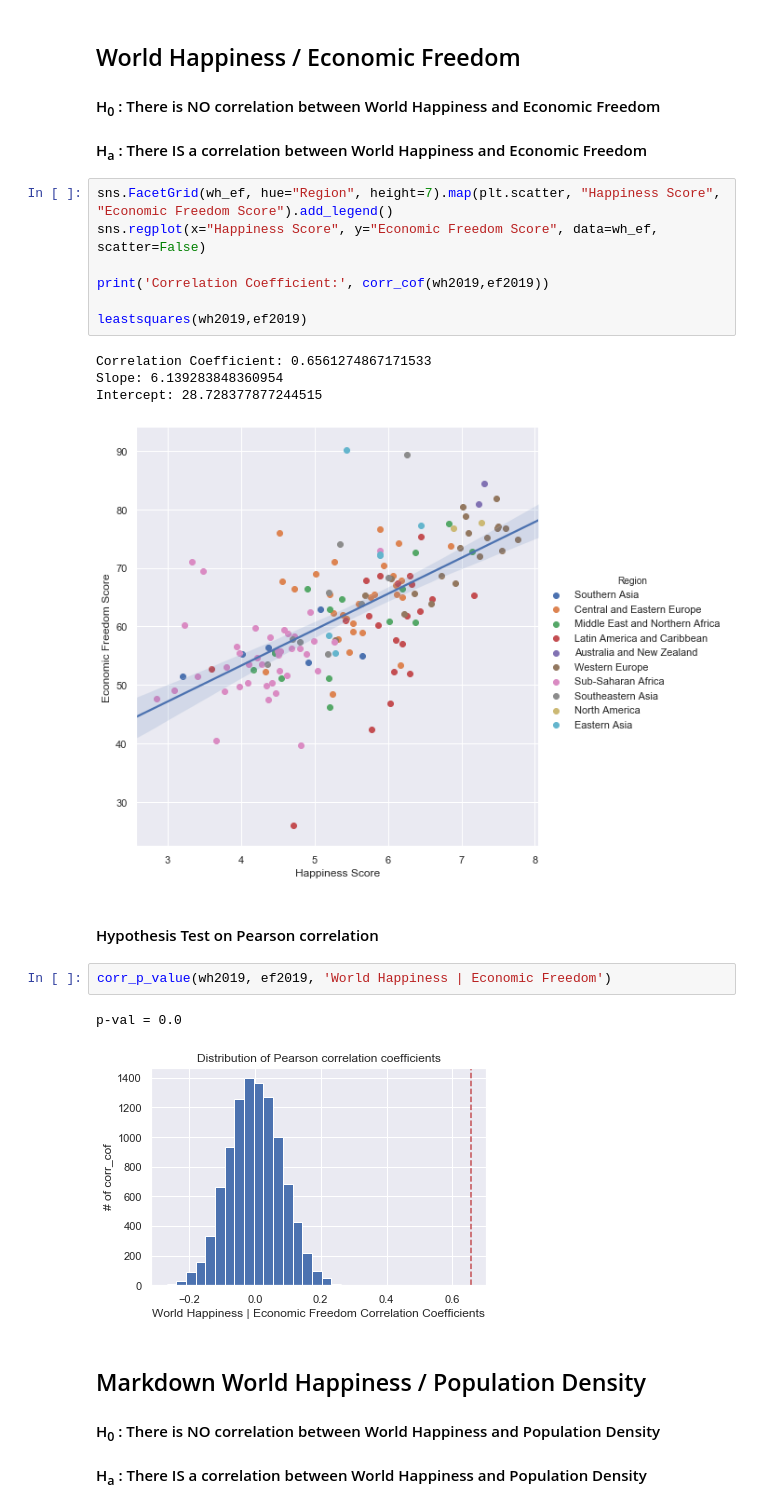
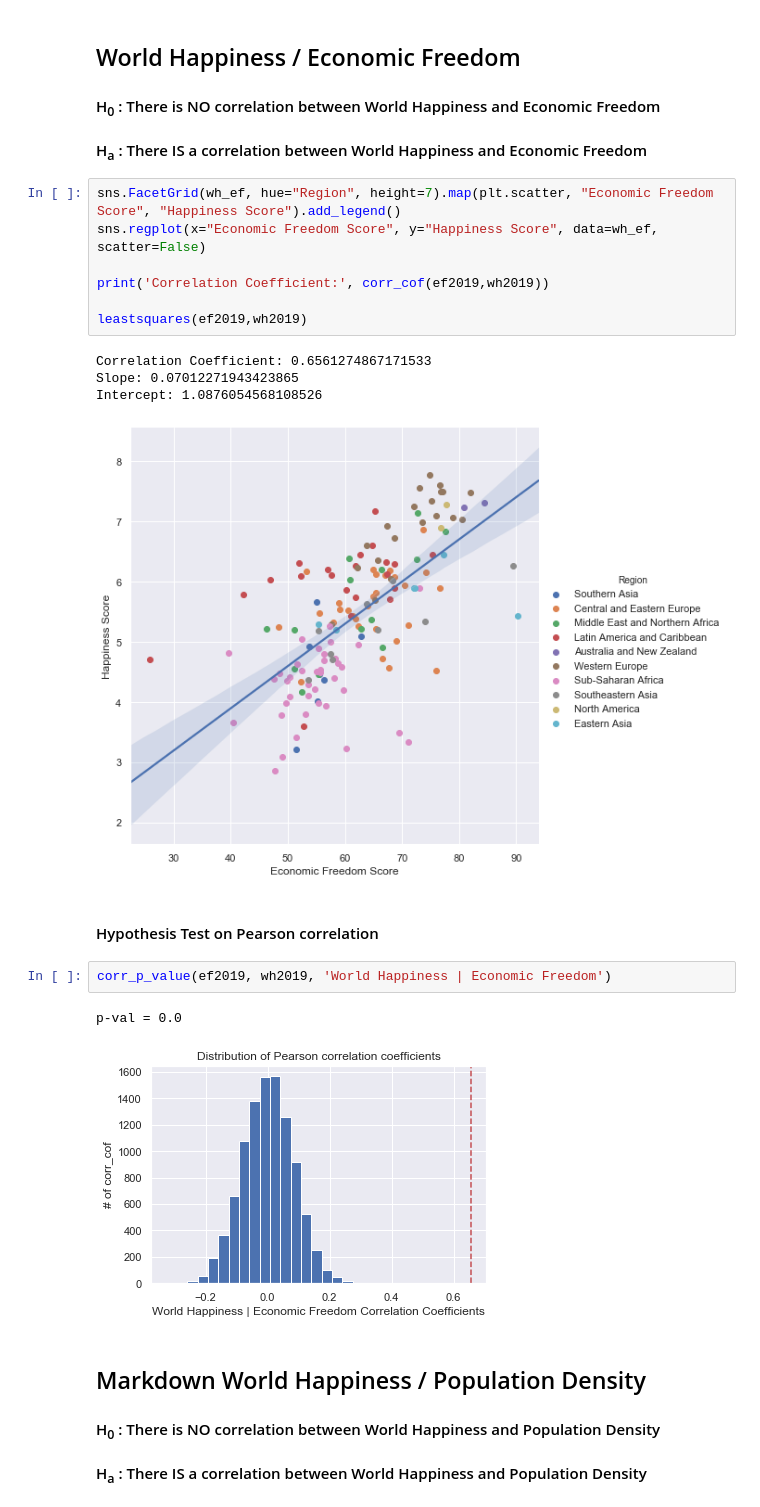
Before and after one commit to nina-driver/Springboard-Capstone-Project-1, a Jupyter notebook: Statistical Data Analysis.ipynb, the cells around one changed output. Drawn from its saved outputs; the diff is of its cells as text.

```diff
--- a/Statistical Data Analysis.ipynb
+++ b/Statistical Data Analysis.ipynb
@@ -118,24 +118,24 @@ p-val = 0.0
 #### H<sub>0</sub> : There is NO correlation between World Happiness and Economic Freedom
 #### H<sub>a</sub> : There IS a correlation between World Happiness and Economic Freedom
 # %%
-sns.FacetGrid(wh_ef, hue="Region", height=7).map(plt.scatter, "Happiness Score", "Economic Freedom Score").add_legend()
-sns.regplot(x="Happiness Score", y="Economic Freedom Score", data=wh_ef, scatter=False)
+sns.FacetGrid(wh_ef, hue="Region", height=7).map(plt.scatter, "Economic Freedom Score", "Happiness Score").add_legend()
+sns.regplot(x="Economic Freedom Score", y="Happiness Score", data=wh_ef, scatter=False)
 
-print('Correlation Coefficient:', corr_cof(wh2019,ef2019))
+print('Correlation Coefficient:', corr_cof(ef2019,wh2019))
 
-leastsquares(wh2019,ef2019)
+leastsquares(ef2019,wh2019)
 # %% [output]
 Correlation Coefficient: 0.6561274867171533
-Slope: 6.139283848360954
-Intercept: 28.728377877244515
+Slope: 0.07012271943423865
+Intercept: 1.0876054568108526
-[figure, old version]
+[figure, new version]
 # %% [markdown]
 #### Hypothesis Test on Pearson correlation
 # %%
-corr_p_value(wh2019, ef2019, 'World Happiness | Economic Freedom')
+corr_p_value(ef2019, wh2019, 'World Happiness | Economic Freedom')
 # %% [output]
 p-val = 0.0
-[figure, old version]
+[figure, new version]
 # %% [markdown]
 ## Markdown World Happiness / Population Density
 
```
Also changed, not shown: parts of 6 cells of this notebook.
